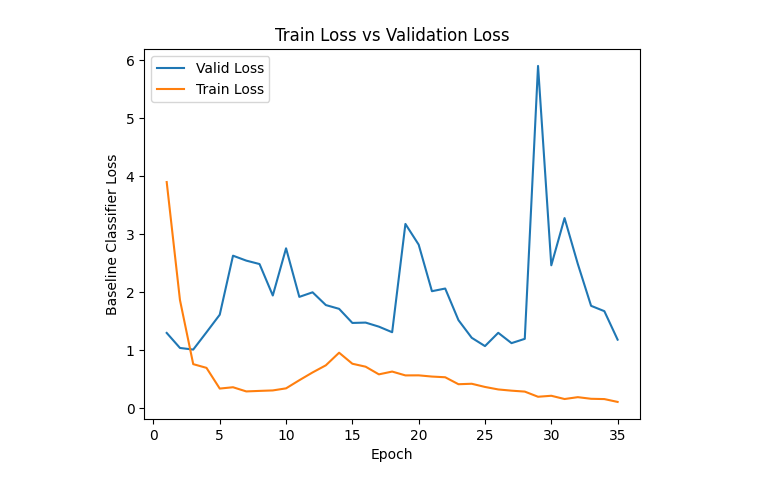
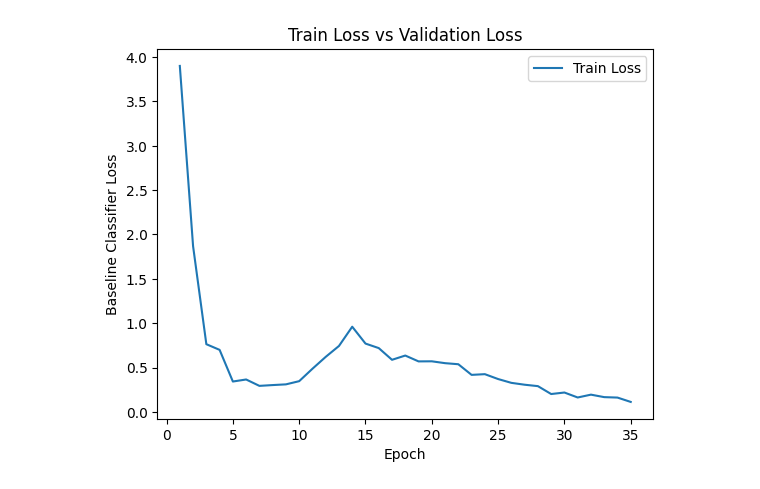
Before and after one commit to tommarvoloriddle/SLIP, a Jupyter notebook: plots/plot_resnet.ipynb, the cells around one changed output. Cells and saved outputs as stored; diff of their text form; code cells hidden in the pictures.

```diff
--- a/plots/plot_resnet.ipynb
+++ b/plots/plot_resnet.ipynb
@@ -36,19 +24,17 @@ Train Loss: [3.901, 1.868, 0.763, 0.699, 0.342, 0.365, 0.293, 0.302, 0.31, 0.346
 # %%
 import matplotlib.pyplot as plt
 
-num_epochs = len(train_loss)
-
-# Plotting the train loss and validation loss
-plt.plot(range(1, 35 + 1), val_loss[:35], label='Valid Loss')
+# Plotting the train loss
+# Epoch 35 achieved best validation loss, subsequent epochs might ovrefit.
 plt.plot(range(1, 35 + 1), train_loss[:35], label='Train Loss')
 
 # Adding labels and title to the plot
 plt.xlabel('Epoch')
 plt.ylabel('Baseline Classifier Loss')
 plt.title('Train Loss vs Validation Loss')
 plt.legend()
 
 # Displaying the plot
 plt.show()
 # %% [output]
-[figure, old version]
+[figure, new version]
```
Also changed, not shown: parts of 1 cell of this notebook, 4 other files.
